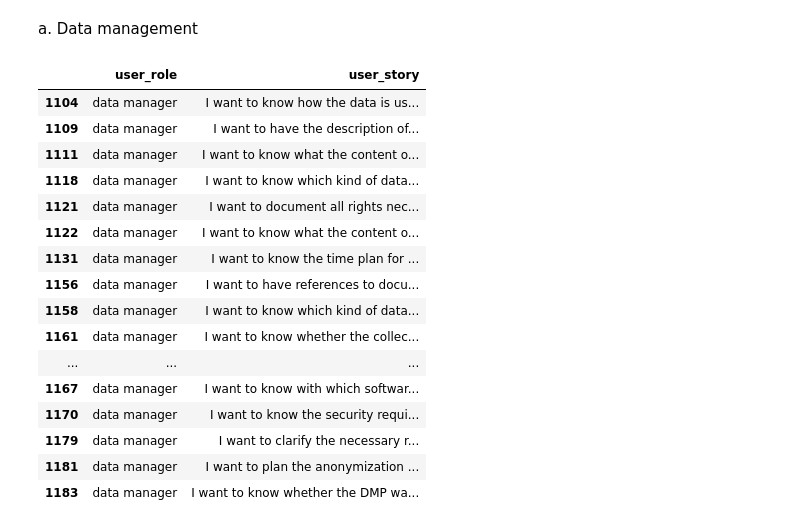
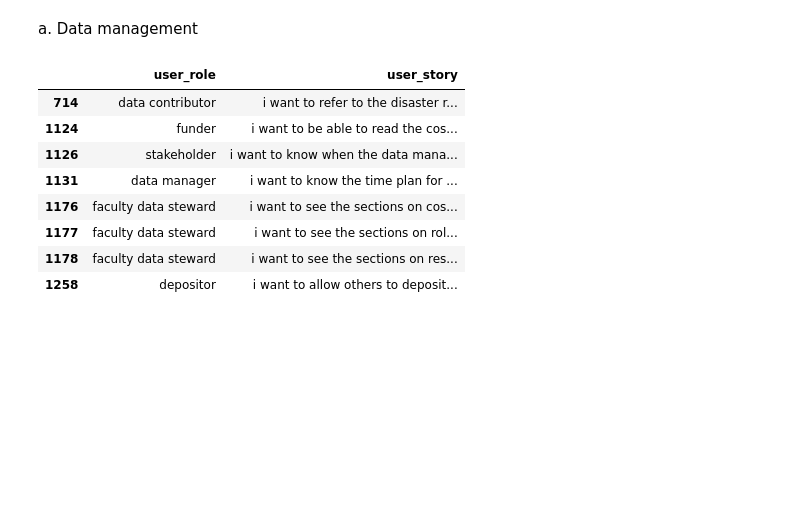
Before and after one commit to prvn-codes/18xd82-nlp-hackathon, a Jupyter notebook: 18pd26-hackathon.ipynb, the cells around one changed output. Drawn from its saved outputs; the diff is of its cells as text; code cells hidden in the pictures; blank space fills up the shorter version.

```diff
--- a/18pd26-hackathon.ipynb
+++ b/18pd26-hackathon.ipynb
@@ -102,22 +103,16 @@ Name: user_role, Length: 229, dtype: int64
 # %% [markdown]
 a. Data management
-# %%
-df[df['user_role'] == 'data manager']
-# %% [output]
-|  | user_role | user_story |
-| 1104 | data manager | I want to know how the data is us... |
-| 1109 | data manager | I want to have the description of... |
-| 1111 | data manager | I want to know what the content o... |
-| 1118 | data manager | I want to know which kind of data... |
-| 1121 | data manager | I want to document all rights nec... |
-| 1122 | data manager | I want to know what the content o... |
-| 1131 | data manager | I want to know the time plan for ... |
-| 1156 | data manager | I want to have references to docu... |
-| 1158 | data manager | I want to know which kind of data... |
-| 1161 | data manager | I want to know whether the collec... |
-| ... | ... | ... |
-| 1167 | data manager | I want to know with which softwar... |
-| 1170 | data manager | I want to know the security requi... |
-| 1179 | data manager | I want to clarify the necessary r... |
-| 1181 | data manager | I want to plan the anonymization ... |
-| 1183 | data manager | I want to know whether the DMP wa... |
+# %%
+df_data_management = df[df['user_story'].str.contains('data management')]
+
+df_data_management
+# %% [output]
+|  | user_role | user_story |
+| 714 | data contributor | i want to refer to the disaster r... |
+| 1124 | funder | i want to be able to read the cos... |
+| 1126 | stakeholder | i want to know when the data mana... |
+| 1131 | data manager | i want to know the time plan for ... |
+| 1176 | faculty data steward | i want to see the sections on cos... |
+| 1177 | faculty data steward | i want to see the sections on rol... |
+| 1178 | faculty data steward | i want to see the sections on res... |
+| 1258 | depositor | i want to allow others to deposit... |
```
Also changed, not shown: parts of 17 cells of this notebook, 3 other files.
